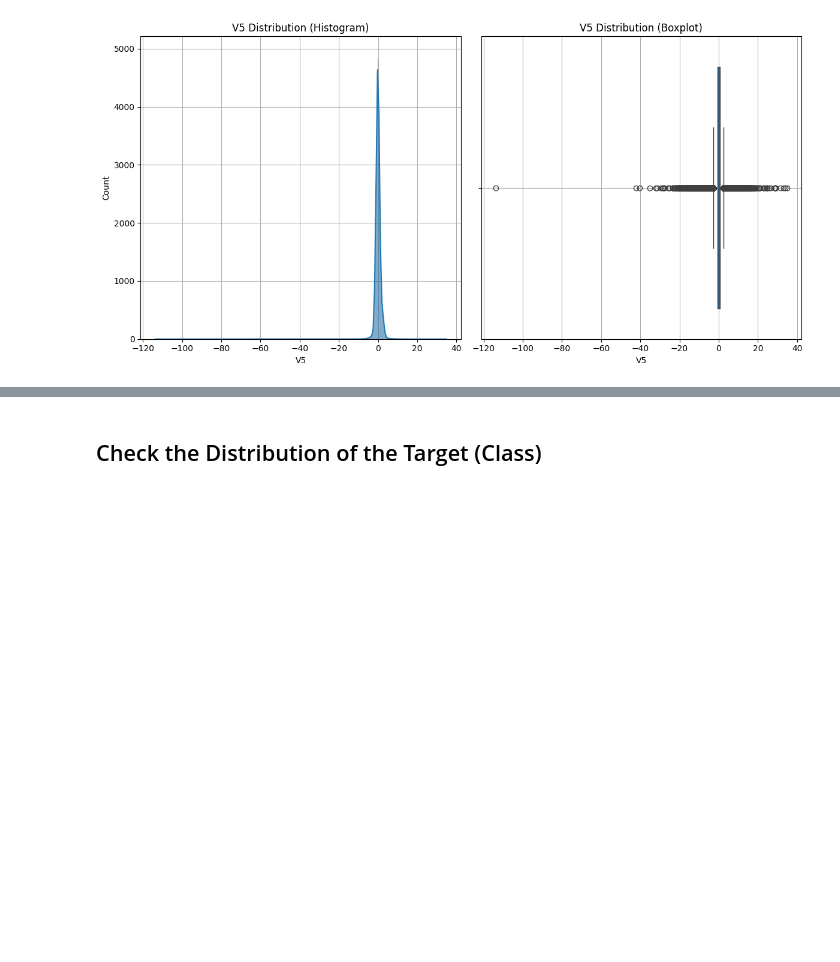
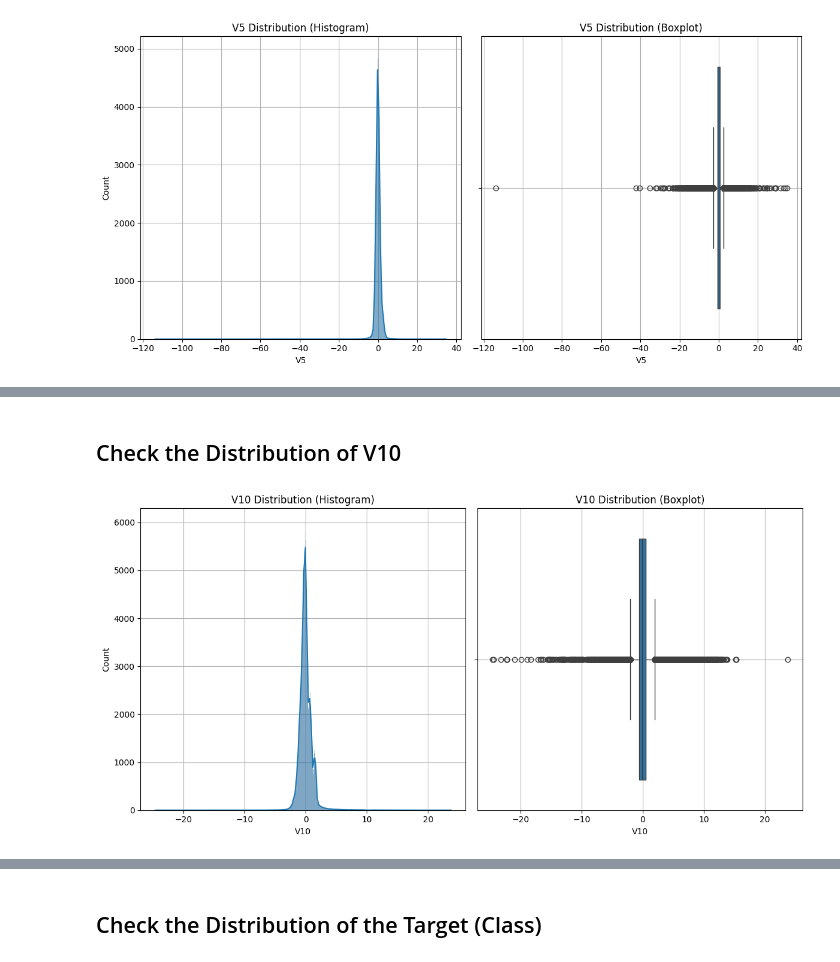
Before and after one commit to joocahyadi/Credit_Card_Fraud_Detection, a Jupyter notebook: notebook/Credit Card Fraud Detection Notebook.ipynb, the cells around one changed output, grey strips where cells are left out. Saved outputs shown, nothing was run; the diff lists cells and outputs as text; code cells hidden in the pictures; blank space fills up the shorter version.

```diff
--- a/notebook/Credit Card Fraud Detection Notebook.ipynb
+++ b/notebook/Credit Card Fraud Detection Notebook.ipynb
@@ -130,0 +153,6 @@ distribution_check('V5')
+# %% [markdown]
+## Check the Distribution of V10
+# %%
+distribution_check('V10')
+# %% [output]
+[figure, added]
```
Also changed, not shown: parts of 49 cells of this notebook.
